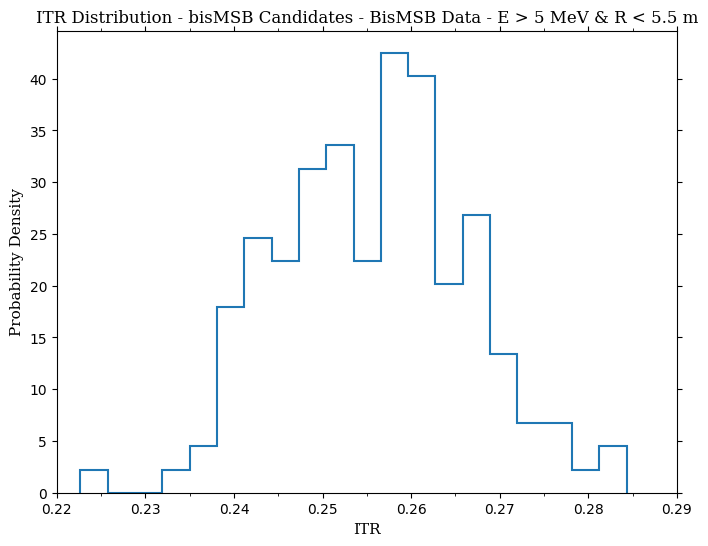
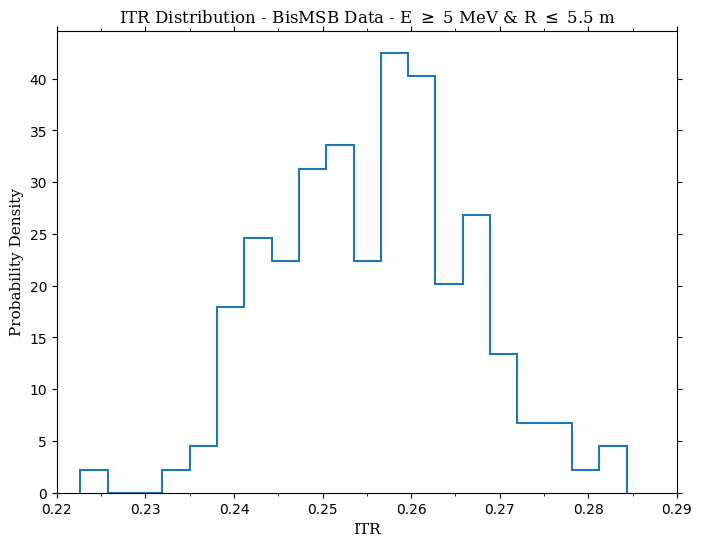
Unified diff of the notebook cell whose output changed from the first chart to the second:
--- before
+++ after
@@ -21,8 +21,8 @@
 plt.xlim(0.22, 0.29)
 
-plt.title(rf'ITR Distribution - bisMSB Candidates - BisMSB Data - E > {en_cut_inf} MeV & R < 5.5 m', 
+plt.title(rf'ITR Distribution - BisMSB Data - E $\geq$ {en_inf_cut} MeV & R $\leq$ 5.5 m', 
          fontdict = font_style_title)
 
-plt.savefig(save_path + f'ITR_E_{en_inf_cut}_MeV_R_{posr_cut}_mm.png', dpi=300, bbox_inches='tight')
+#plt.savefig(save_path + f'ITR_E_{en_inf_cut}_MeV_R_{posr_cut}_mm.png', dpi=300, bbox_inches='tight')
 
 plt.show()

Commit: Updating analysis